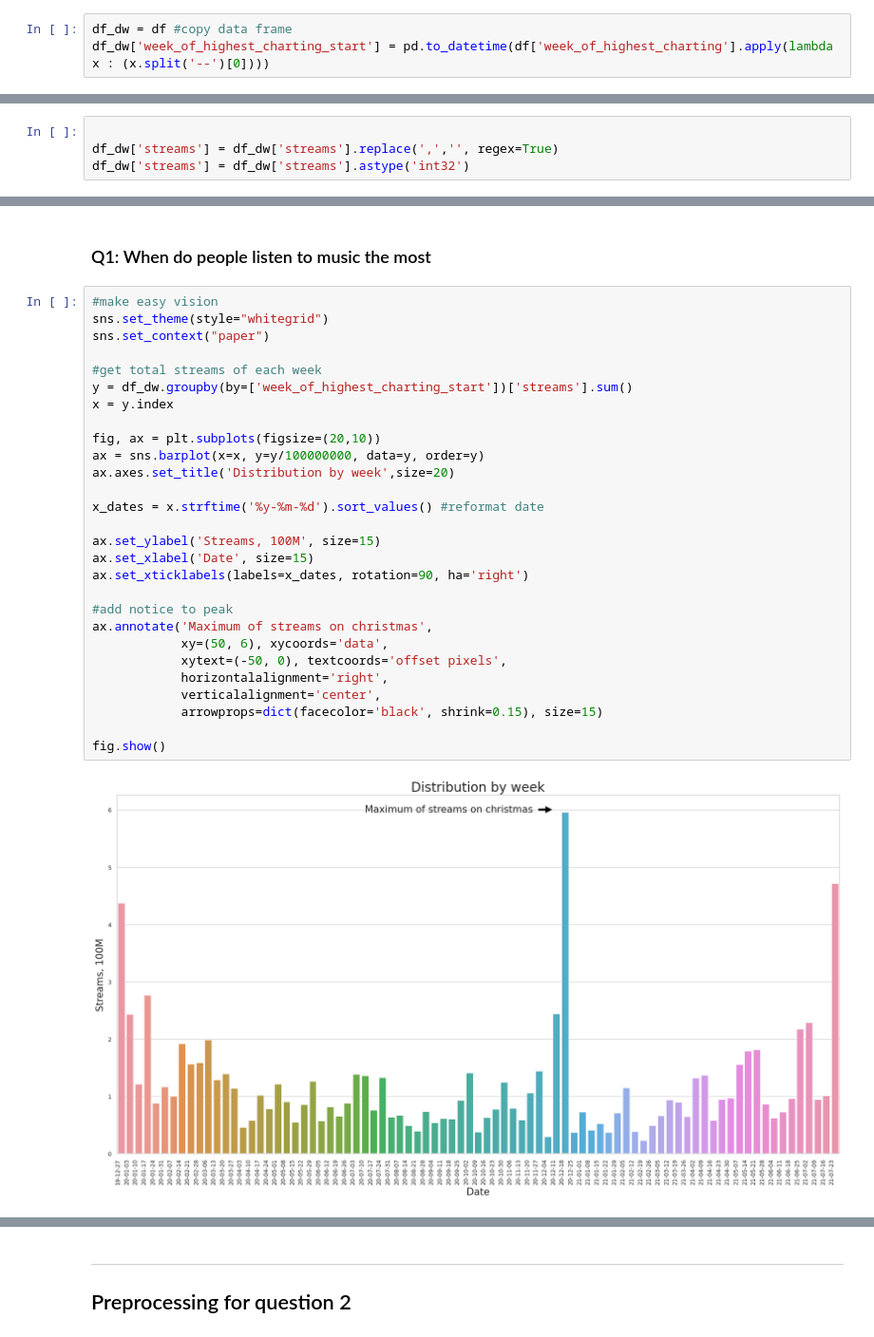
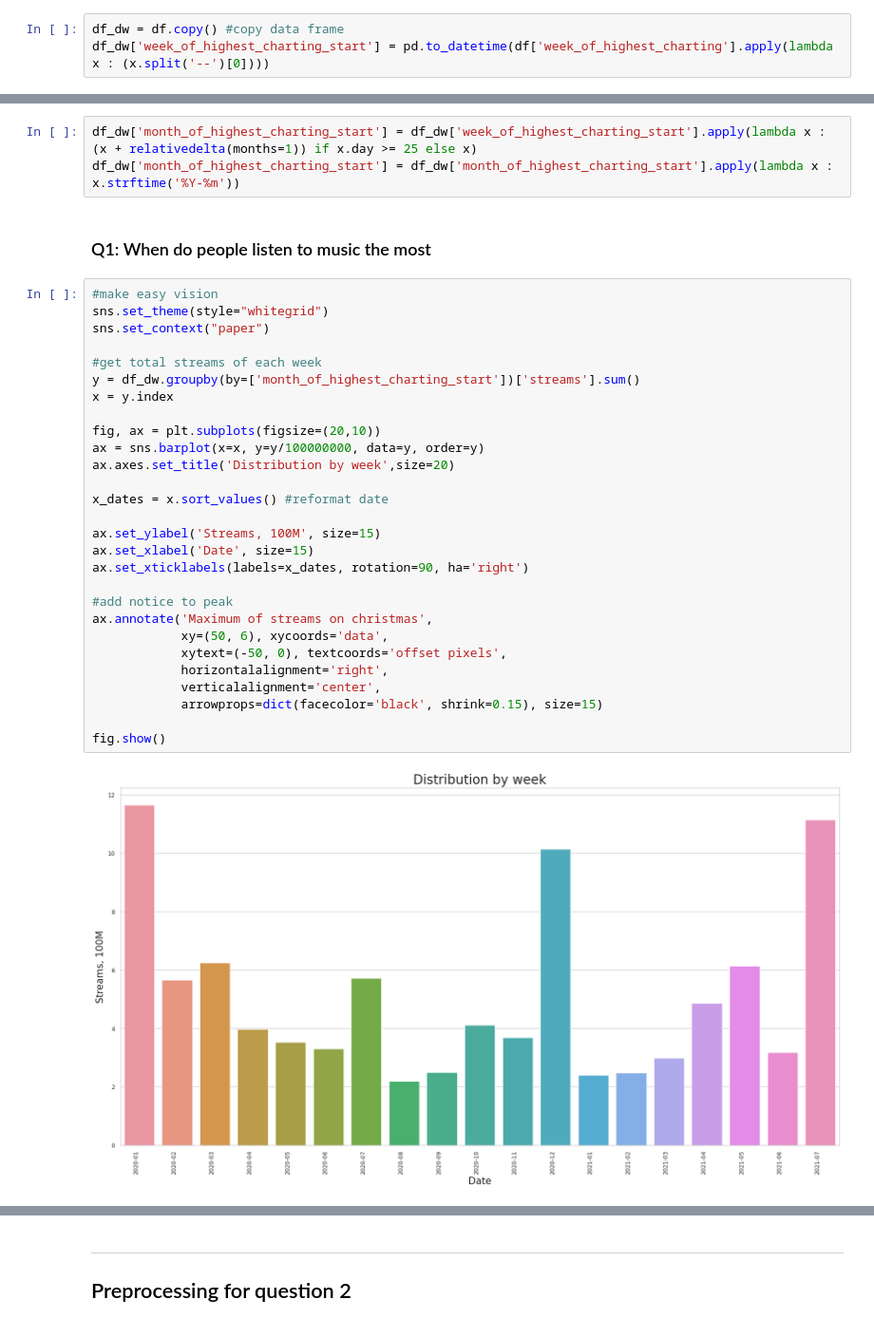
Before and after one commit to TrungTechh/HCMUS_CSC17104-Final-project, a Jupyter notebook: Final_project.ipynb, the cells around one changed output, grey strips where cells are left out. Shown at 95% size. Drawn from its saved outputs; the diff is of its cells as text.

Commit message:
reanswer question1 and repair visualize

```diff
--- a/Final_project.ipynb
+++ b/Final_project.ipynb
@@ -319,5 +344,5 @@ We will analyze the distribution by week of songs in highest charting position.
 # %%
-df_dw = df #copy data frame
+df_dw = df.copy() #copy data frame
 df_dw['week_of_highest_charting_start'] = pd.to_datetime(df['week_of_highest_charting'].apply(lambda x : (x.split('--')[0])))
 # %%
 #arrange columns
@@ -329,10 +354,6 @@ cols = ['highest_charting_position', 'number_of_times_charted',
        'loudness', 'speechiness', 'acousticness', 'liveness', 'tempo',
        'duration_ms', 'valence', 'chord']
 df_dw = df_dw[cols]
-# %%
-
-df_dw['streams'] = df_dw['streams'].replace(',','', regex=True)
-df_dw['streams'] = df_dw['streams'].astype('int32')
 # %% [markdown]
 We decided that it was necessary to delete the lines with duplicates in the Song ID. Because we only consider once occurrence of the song
 # %%
@@ -340,32 +363,35 @@ df_dw.drop_duplicates('song_id', inplace=True)
+# %%
+df_dw['month_of_highest_charting_start'] = df_dw['week_of_highest_charting_start'].apply(lambda x : (x + relativedelta(months=1)) if x.day >= 25 else x)
+df_dw['month_of_highest_charting_start'] = df_dw['month_of_highest_charting_start'].apply(lambda x : x.strftime('%Y-%m'))
 # %% [markdown]
 ### Q1: When do people listen to music the most
 # %%
 #make easy vision
 sns.set_theme(style="whitegrid")
 sns.set_context("paper")
 
 #get total streams of each week
-y = df_dw.groupby(by=['week_of_highest_charting_start'])['streams'].sum()
+y = df_dw.groupby(by=['month_of_highest_charting_start'])['streams'].sum()
 x = y.index
 
 fig, ax = plt.subplots(figsize=(20,10))
 ax = sns.barplot(x=x, y=y/100000000, data=y, order=y)
 ax.axes.set_title('Distribution by week',size=20)
 
-x_dates = x.strftime('%y-%m-%d').sort_values() #reformat date
+x_dates = x.sort_values() #reformat date
 
 ax.set_ylabel('Streams, 100M', size=15)
 ax.set_xlabel('Date', size=15)
 ax.set_xticklabels(labels=x_dates, rotation=90, ha='right')
 
 #add notice to peak
 ax.annotate('Maximum of streams on christmas',
             xy=(50, 6), xycoords='data',
             xytext=(-50, 0), textcoords='offset pixels',
             horizontalalignment='right',
             verticalalignment='center',
             arrowprops=dict(facecolor='black', shrink=0.15), size=15)
 
 fig.show()
 # %% [output]
-[figure, old version]
+[figure, new version]
```
Also changed, not shown: parts of 22 cells of this notebook.
